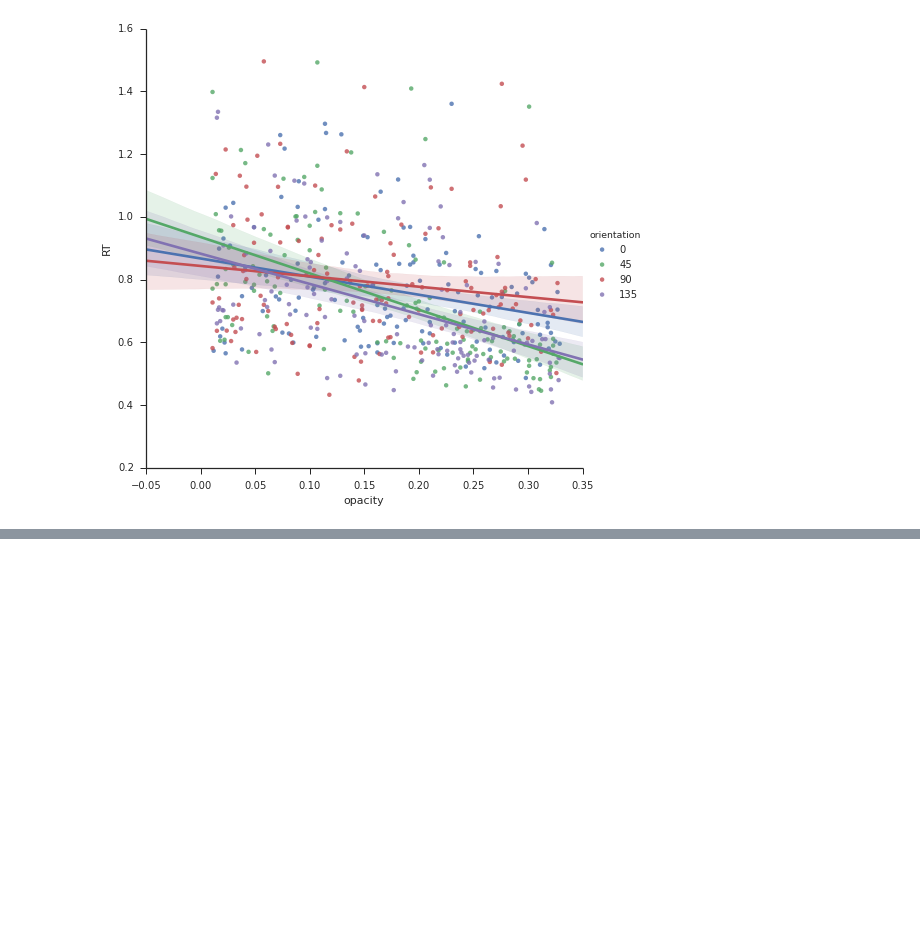
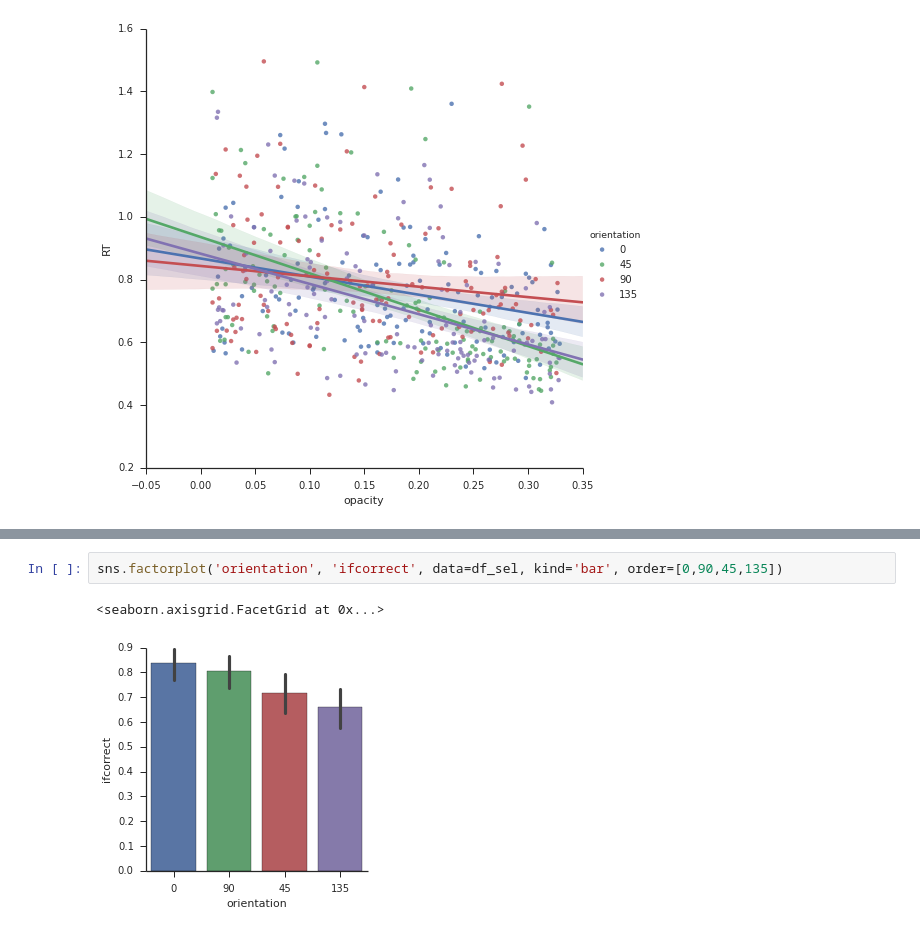
Before and after one commit to mmagnuski/GabCon-2015, a Jupyter notebook: behavior/behchecks.ipynb, the cells around one changed output, grey strips where cells are left out. Drawn from its saved outputs; the diff is of its cells as text; blank space fills up the shorter version.

```diff
--- a/behavior/behchecks.ipynb
+++ b/behavior/behchecks.ipynb
@@ -84,0 +111,5 @@ sns.lmplot("opacity", "RT", data=df_sel, hue="orientation", size=7)
+# %%
+sns.factorplot('orientation', 'ifcorrect', data=df_sel, kind='bar', order=[0,90,45,135])
+# %% [output]
+<seaborn.axisgrid.FacetGrid at 0x...>
+[figure, added]
```
Also changed, not shown: parts of 8 cells of this notebook.
